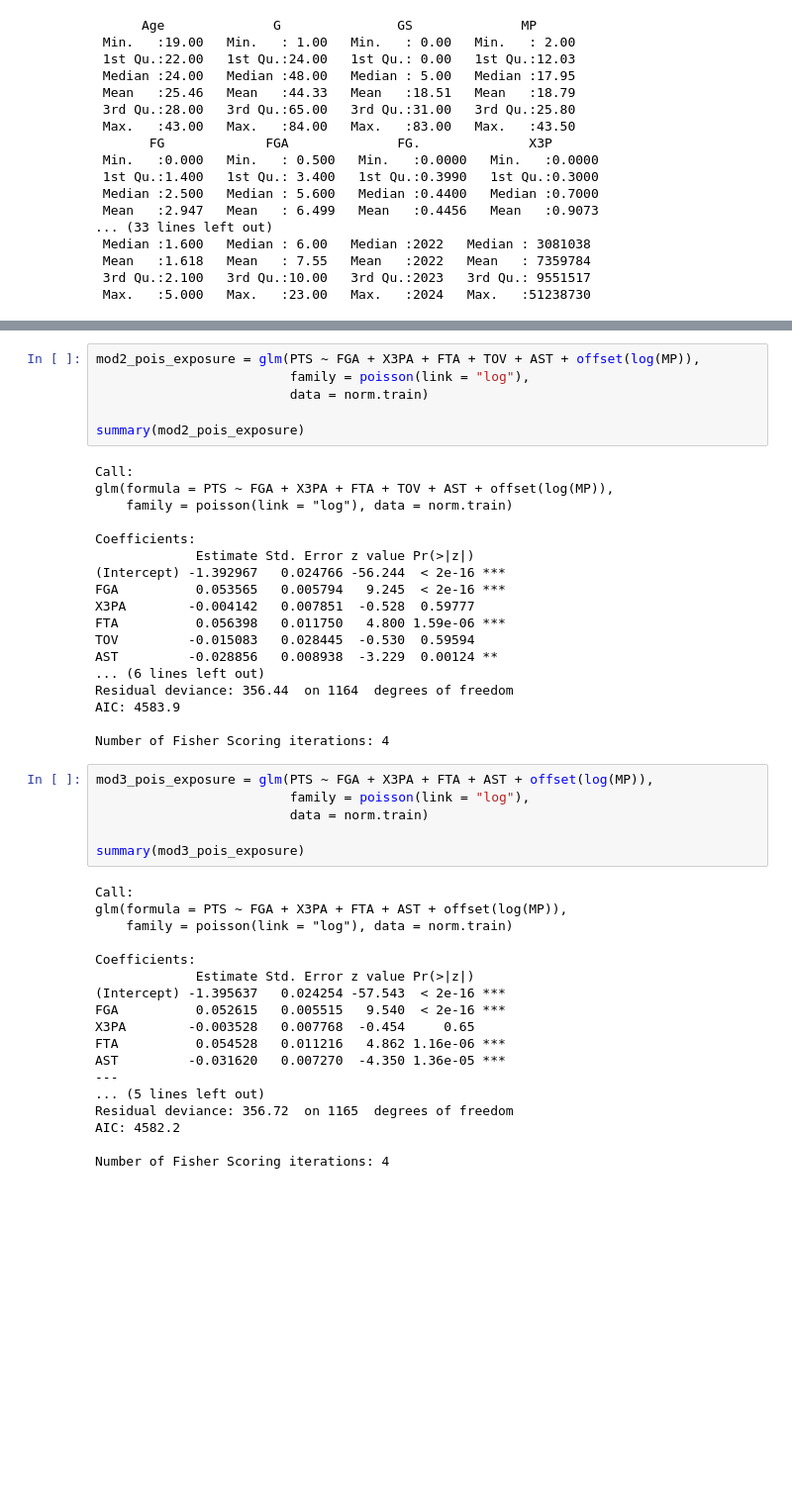
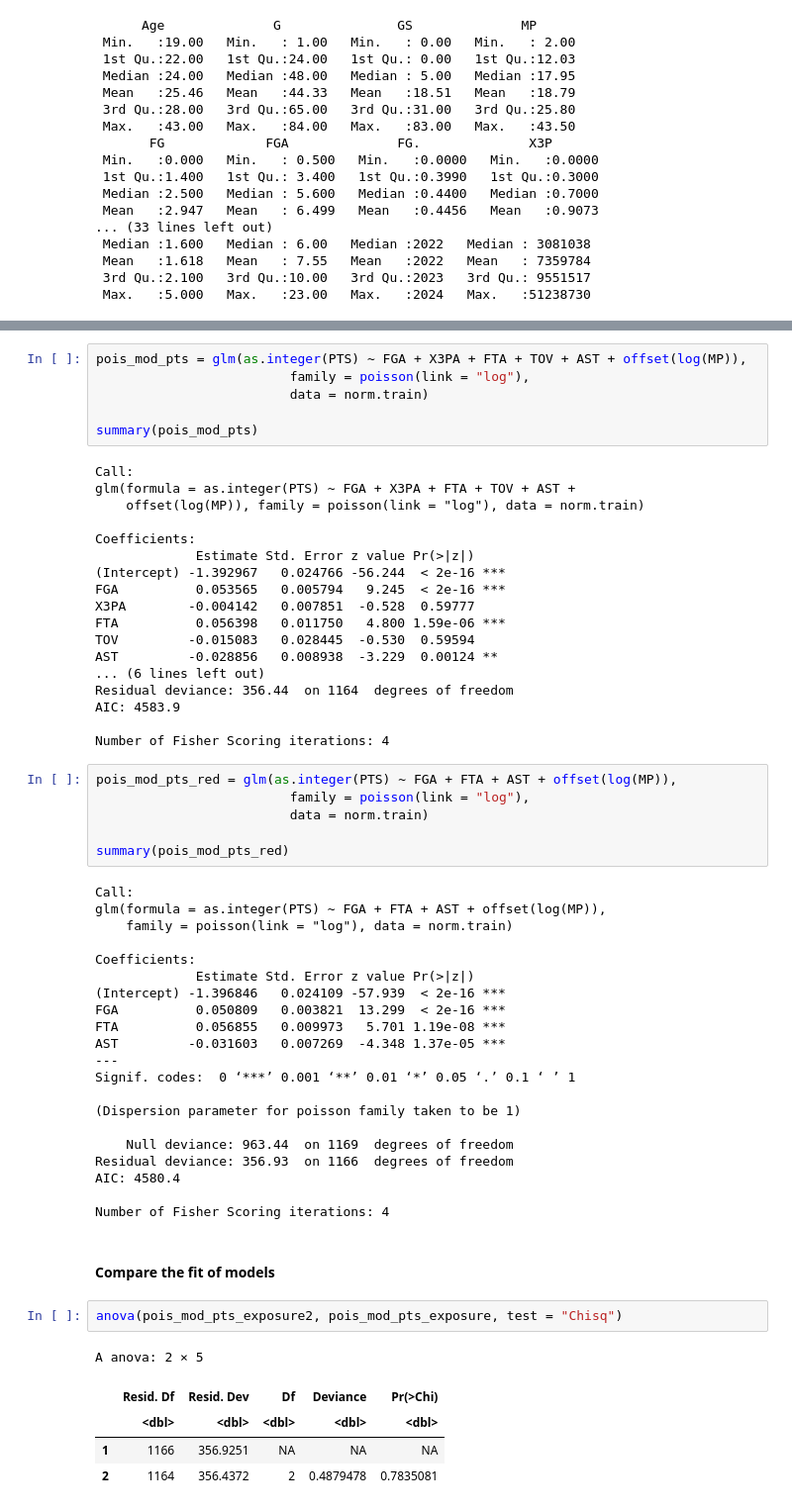
Before and after one commit to prnv19/NBA-Analytics-Using-R, a Jupyter notebook: PoissonRegression.ipynb, the cells around one changed output, grey strips where cells are left out. Shown at 99% size. Cells and saved outputs as stored; diff of their text form; blank space fills up the shorter version.

```diff
--- a/PoissonRegression.ipynb
+++ b/PoissonRegression.ipynb
@@ -48,13 +50,13 @@ A data.frame: 6 × 28
 # %%
-mod2_pois_exposure = glm(PTS ~ FGA + X3PA + FTA + TOV + AST + offset(log(MP)),
+pois_mod_pts = glm(as.integer(PTS) ~ FGA + X3PA + FTA + TOV + AST + offset(log(MP)),
                          family = poisson(link = "log"),
                          data = norm.train)
 
-summary(mod2_pois_exposure)
+summary(pois_mod_pts)
 # %% [output]
 Call:
-glm(formula = PTS ~ FGA + X3PA + FTA + TOV + AST + offset(log(MP)),
-    family = poisson(link = "log"), data = norm.train)
+glm(formula = as.integer(PTS) ~ FGA + X3PA + FTA + TOV + AST +
+    offset(log(MP)), family = poisson(link = "log"), data = norm.train)
 
 Coefficients:
              Estimate Std. Error z value Pr(>|z|)
@@ -70,26 +72,39 @@ AIC: 4583.9
 
 Number of Fisher Scoring iterations: 4
 # %%
-mod3_pois_exposure = glm(PTS ~ FGA + X3PA + FTA + AST + offset(log(MP)),
+pois_mod_pts_red = glm(as.integer(PTS) ~ FGA + FTA + AST + offset(log(MP)),
                          family = poisson(link = "log"),
                          data = norm.train)
 
-summary(mod3_pois_exposure)
+summary(pois_mod_pts_red)
 # %% [output]
 Call:
-glm(formula = PTS ~ FGA + X3PA + FTA + AST + offset(log(MP)),
+glm(formula = as.integer(PTS) ~ FGA + FTA + AST + offset(log(MP)),
     family = poisson(link = "log"), data = norm.train)
 
 Coefficients:
              Estimate Std. Error z value Pr(>|z|)
-(Intercept) -1.395637   0.024254 -57.543  < 2e-16 ***
-FGA          0.052615   0.005515   9.540  < 2e-16 ***
-X3PA        -0.003528   0.007768  -0.454     0.65
-FTA          0.054528   0.011216   4.862 1.16e-06 ***
-AST         -0.031620   0.007270  -4.350 1.36e-05 ***
+(Intercept) -1.396846   0.024109 -57.939  < 2e-16 ***
+FGA          0.050809   0.003821  13.299  < 2e-16 ***
+FTA          0.056855   0.009973   5.701 1.19e-08 ***
+AST         -0.031603   0.007269  -4.348 1.37e-05 ***
 ---
-... (5 lines left out)
-Residual deviance: 356.72  on 1165  degrees of freedom
-AIC: 4582.2
+Signif. codes:  0 ‘***’ 0.001 ‘**’ 0.01 ‘*’ 0.05 ‘.’ 0.1 ‘ ’ 1
+
+(Dispersion parameter for poisson family taken to be 1)
+
+    Null deviance: 963.44  on 1169  degrees of freedom
+Residual deviance: 356.93  on 1166  degrees of freedom
+AIC: 4580.4
 
 Number of Fisher Scoring iterations: 4
+# %% [markdown]
+#### Compare the fit of models
+# %%
+anova(pois_mod_pts_exposure2, pois_mod_pts_exposure, test = "Chisq")
+# %% [output]
+A anova: 2 × 5
+|  | Resid. Df | Resid. Dev | Df | Deviance | Pr(>Chi) |
+|  | <dbl> | <dbl> | <dbl> | <dbl> | <dbl> |
+| 1 | 1166 | 356.9251 | NA | NA | NA |
+| 2 | 1164 | 356.4372 | 2 | 0.4879478 | 0.7835081 |
```
Also changed, not shown: parts of 3 cells of this notebook, 2 other files.
